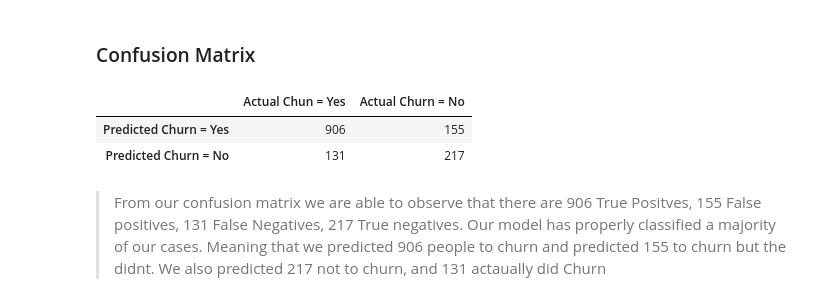
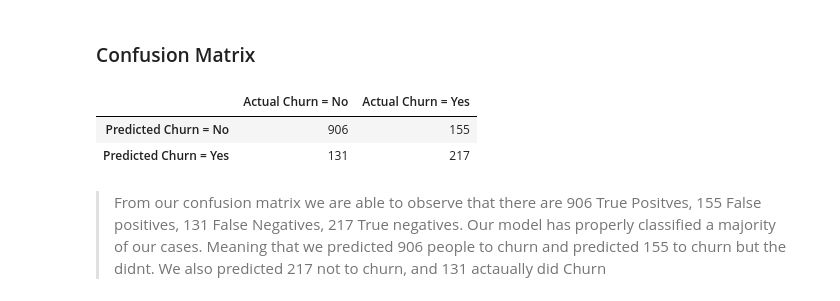
Before and after one commit to PhumlaniKubeka/DecisionTrees, a Jupyter notebook: CustomerChurn.ipynb, the cells around one changed output. Saved outputs shown, nothing was run; the diff lists cells and outputs as text; code cells hidden in the pictures.

```diff
--- a/CustomerChurn.ipynb
+++ b/CustomerChurn.ipynb
@@ -338,12 +338,12 @@ tp, fp = positve
 fn, tn = negative
 # %%
 array = confusion_matrix(y_test, y_pred)
-df_cm = pd.DataFrame(array,columns=['Actual Churn = Yes','Actual Churn = No'],index=['Predicted Churn = Yes','Predicted Churn = No'])
+df_cm = pd.DataFrame(array,columns=['Predicted Churn = No','Predicted Churn = Yes'],index=['Actual Churn = No','Actual Churn = Yes'])
 df_cm
 # %% [output]
-|  | Actual Chun = Yes | Actual Churn = No |
-| Predicted Churn = Yes | 906 | 155 |
-| Predicted Churn = No | 131 | 217 |
+|  | Actual Churn = No | Actual Churn = Yes |
+| Predicted Churn = No | 906 | 155 |
+| Predicted Churn = Yes | 131 | 217 |
 # %% [markdown]
 <blockquote>From our confusion matrix we are able to observe that there are 906 True Positves, 155 False positives, 131 False Negatives, 217 True negatives. Our model has properly classified a majority of  our cases.
     Meaning that we predicted 906 people to churn and predicted 155 to churn but the didnt. We also predicted 217 not to churn, and 131 actaually did Churn
```
Also changed, not shown: parts of 1 cell of this notebook.
